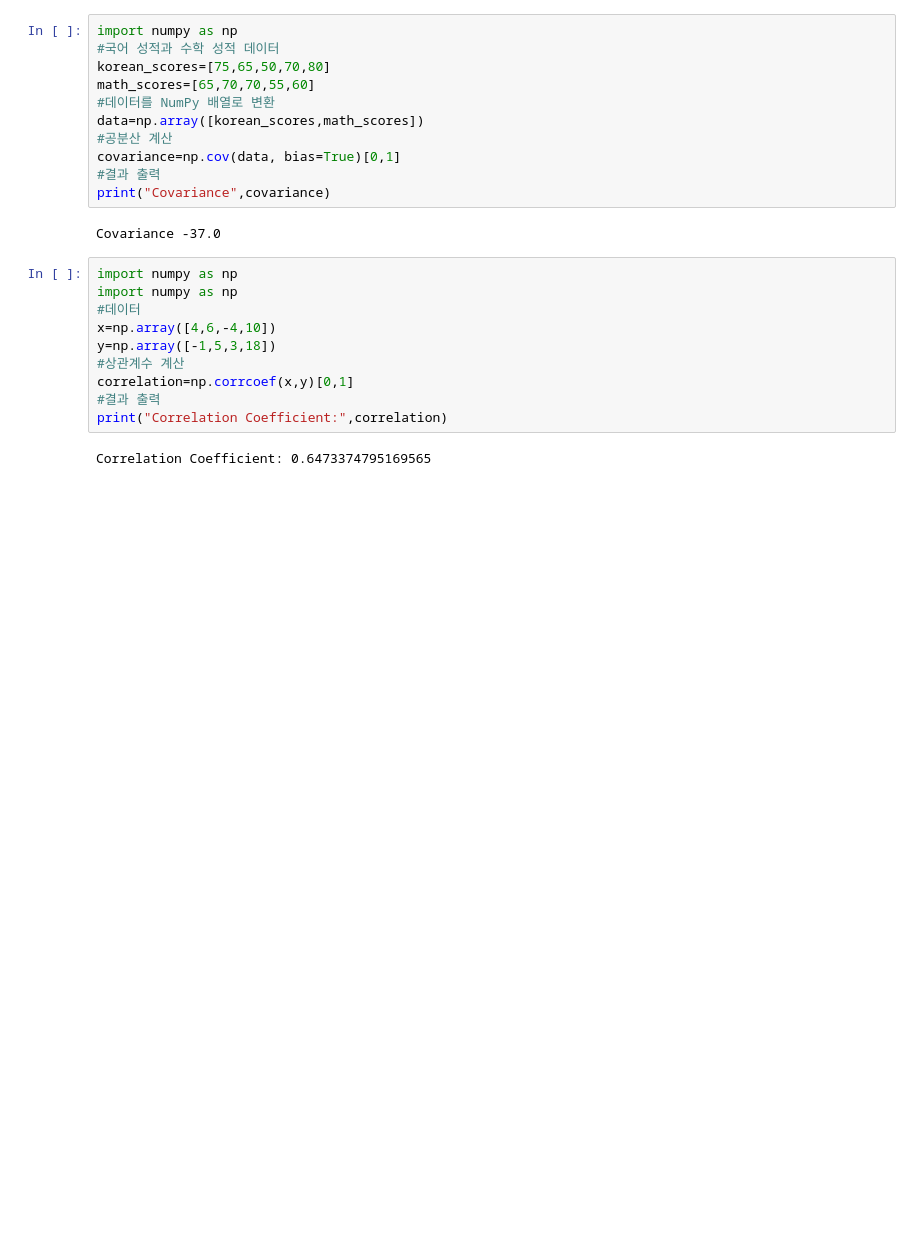
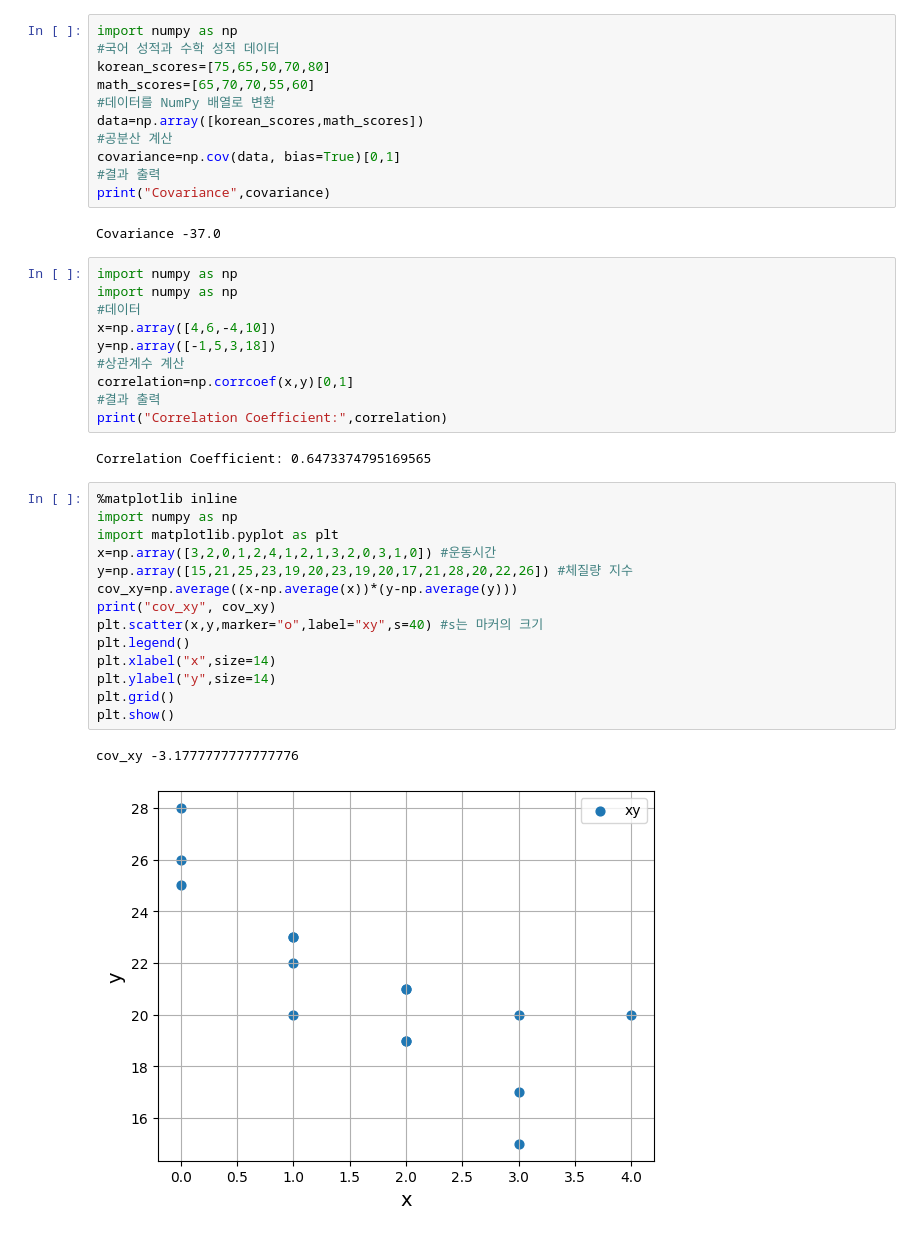
Before and after one commit to thgusdlek/-, a Jupyter notebook: 기초확률과통계.ipynb, the cells around one changed output. Drawn from its saved outputs; the diff is of its cells as text; blank space fills up the shorter version.

```diff
--- a/기초확률과통계.ipynb
+++ b/기초확률과통계.ipynb
@@ -379,3 +379,20 @@ correlation=np.corrcoef(x,y)[0,1]
 print("Correlation Coefficient:",correlation)
 # %% [output]
 Correlation Coefficient: 0.6473374795169565
+# %%
+%matplotlib inline
+import numpy as np
+import matplotlib.pyplot as plt
+x=np.array([3,2,0,1,2,4,1,2,1,3,2,0,3,1,0]) #운동시간
+y=np.array([15,21,25,23,19,20,23,19,20,17,21,28,20,22,26]) #체질량 지수
+cov_xy=np.average((x-np.average(x))*(y-np.average(y)))
+print("cov_xy", cov_xy)
+plt.scatter(x,y,marker="o",label="xy",s=40) #s는 마커의 크기
+plt.legend()
+plt.xlabel("x",size=14)
+plt.ylabel("y",size=14)
+plt.grid()
+plt.show()
+# %% [output]
+cov_xy -3.1777777777777776
+[figure, added]
```
Also changed, not shown: parts of 1 cell of this notebook.
